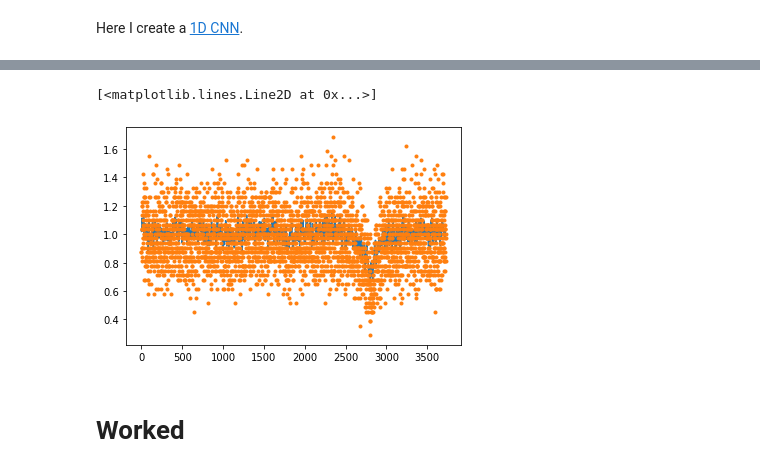
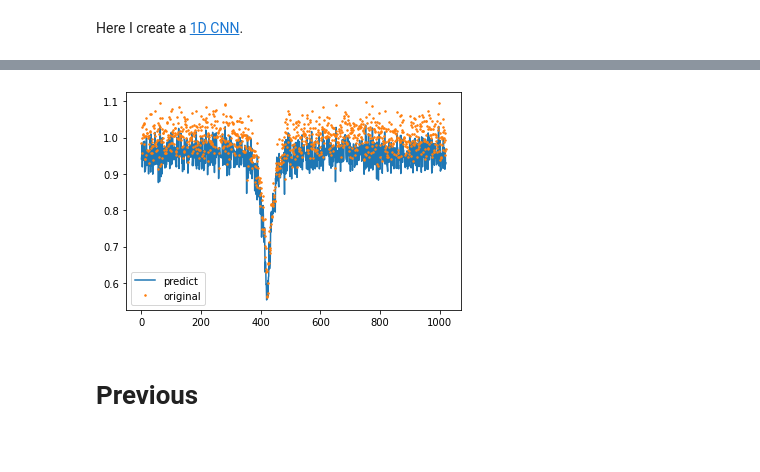
Before and after one commit to ubsuny/g2-coral, a Jupyter notebook: midterm.ipynb, the cells around one changed output, grey strips where cells are left out. Saved outputs shown, nothing was run; the diff lists cells and outputs as text; code cells hidden in the pictures.

Commit message:
prediction1

```diff
--- a/midterm.ipynb
+++ b/midterm.ipynb
@@ -126,6 +136,6 @@ train2.shape
 # %%
 # Get train MAE loss.
-pred = model.predict(train2)
+pred = model.predict(train1)
 # %%
 pred.shape
 # %% [output]
@@ -133,12 +143,14 @@ pred.shape
-# %%
-plt.plot(pred[:,2,5],label='normal')
-
-plt.plot(y2_norm,'.',label='normal')
-# %% [output]
-[<matplotlib.lines.Line2D at 0x...>]
-[figure, removed]
+# %%
+#for i in range(pred.shape[-1]):
+plt.plot(pred[:,0,0],label='predict')
+#plt.plot(t[anomalous_data_indices],y_norm[anomalous_data_indices],'r',label='anomaly')
+plt.plot(train1[:,0],'.',markersize=3,label='original')
+plt.legend(loc=('best'))
+plt.savefig('./../g2-coral/pred1')
+# %% [output]
+[figure, added]
 # %% [markdown]
-# Worked
+# Previous
 # %%
 # create a training model
 model = keras.Sequential()
```
Also changed, not shown: parts of 9 cells of this notebook, 1 other file.
